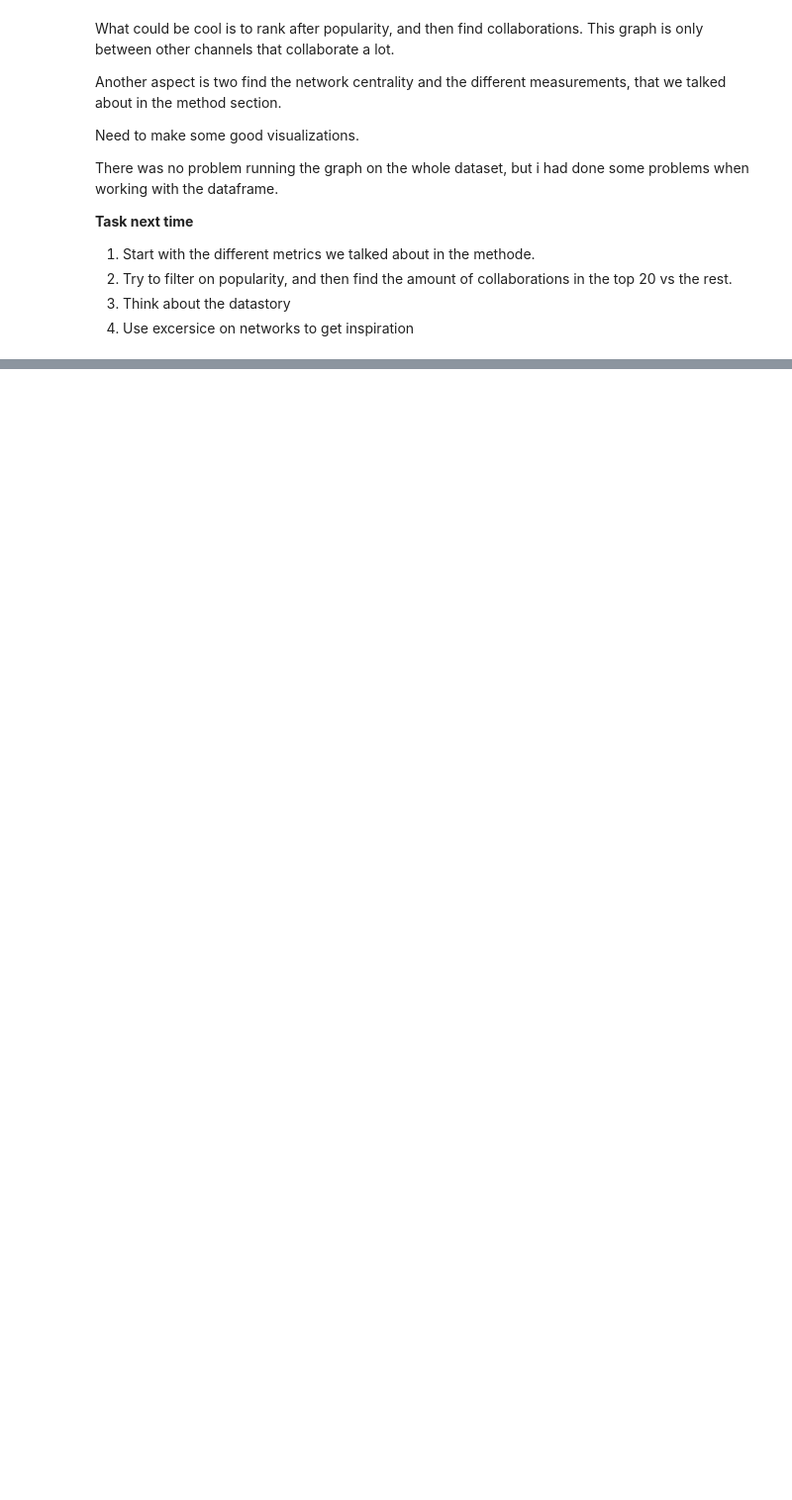
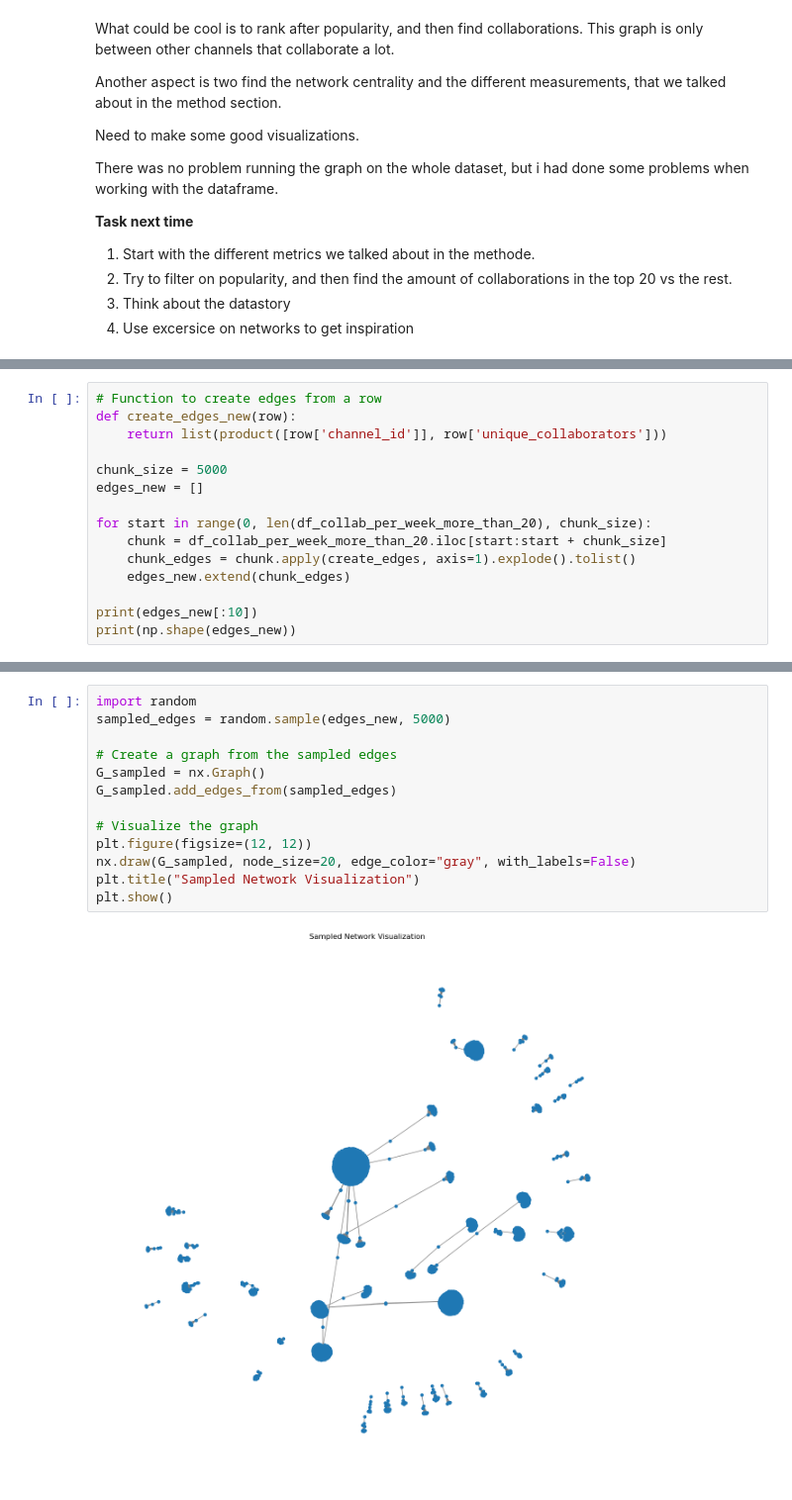
Before and after one commit to epfl-ada/ada-2023-project-adacadabra, a Jupyter notebook: Project_partMats.ipynb, the cells around one changed output, grey strips where cells are left out. Shown at 99% size. Drawn from its saved outputs; the diff is of its cells as text; blank space fills up the shorter version.

```diff
--- a/Project_partMats.ipynb
+++ b/Project_partMats.ipynb
@@ -381,0 +569,15 @@ There was no problem running the graph on the whole dataset, but i had done some
+# %%
+# Function to create edges from a row
+def create_edges_new(row):
+    return list(product([row['channel_id']], row['unique_collaborators']))
+
+chunk_size = 5000
+edges_new = []
+
+for start in range(0, len(df_collab_per_week_more_than_20), chunk_size):
+    chunk = df_collab_per_week_more_than_20.iloc[start:start + chunk_size]
+    chunk_edges = chunk.apply(create_edges, axis=1).explode().tolist()
+    edges_new.extend(chunk_edges)
+
+print(edges_new[:10])
+print(np.shape(edges_new))
@@ -381,0 +647,15 @@ There was no problem running the graph on the whole dataset, but i had done some
+# %%
+import random
+sampled_edges = random.sample(edges_new, 5000)
+
+# Create a graph from the sampled edges
+G_sampled = nx.Graph()
+G_sampled.add_edges_from(sampled_edges)
+
+# Visualize the graph
+plt.figure(figsize=(12, 12))
+nx.draw(G_sampled, node_size=20, edge_color="gray", with_labels=False)
+plt.title("Sampled Network Visualization")
+plt.show()
+# %% [output]
+[figure, added]
```
Also changed, not shown: parts of 20 cells of this notebook.
